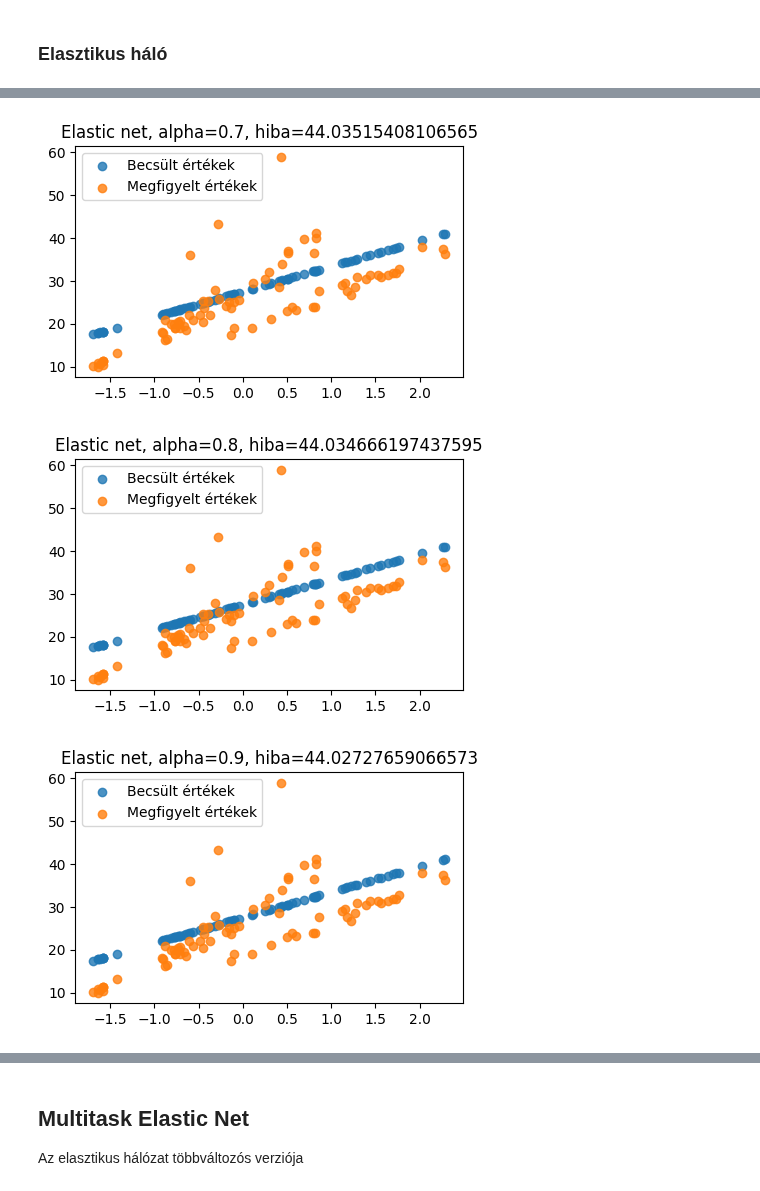
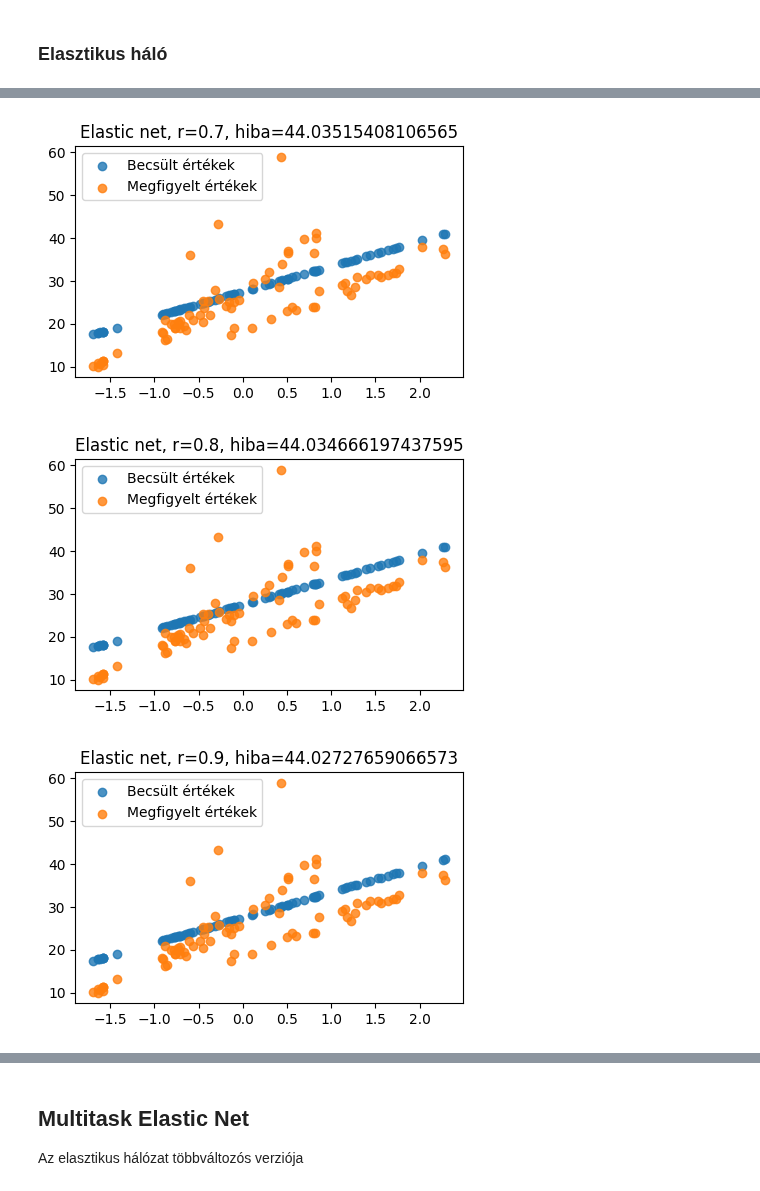
Before and after one commit to basictask/Elemzesmodszertan, a Jupyter notebook: 3_regularization/code/3_regularization.ipynb, the cells around one changed output, grey strips where cells are left out. Cells and saved outputs as stored; diff of their text form; code cells hidden in the pictures.

Commit message:
correct alpha to r in plot generation on 3/code

```diff
--- a/3_regularization/code/3_regularization.ipynb
+++ b/3_regularization/code/3_regularization.ipynb
@@ -231,18 +231,18 @@ x_test méret
 # %%
 errorlog = {}
 for i in range(1, 10, 1):
-    alpha = i/10
-    model = ElasticNetCV(l1_ratio=alpha, fit_intercept=True)
+    r = i/10
+    model = ElasticNetCV(l1_ratio=r, fit_intercept=True)
 
     model.fit(X_train, y_train)
 
     y_pred =  model.predict(np.array(X_val).reshape(-1,1))
 
-    errorlog[alpha] = mean_squared_error(y_val, y_pred)
+    errorlog[r] = mean_squared_error(y_val, y_pred)
 
     fig, ax = plt.subplots(figsize=(5, 3))
 
-    ax.set_title("Elastic net, alpha="+str(alpha)+", hiba="+str(errorlog[alpha]))
+    ax.set_title("Elastic net, r="+str(r)+", hiba="+str(errorlog[r]))
 
     ax.scatter(X_val[:,0], y_pred, alpha=0.8, label='Becsült értékek')
     ax.scatter(X_val[:,0], y_val, alpha=0.8, label='Megfigyelt értékek')
@@ -259,5 +259,5 @@ for i in range(1, 10, 1):
-[figure, old version]
+[figure, new version]
-[figure, old version]
+[figure, new version]
-[figure, old version]
+[figure, new version]
 # %%
 plt.figure(figsize=(5, 3))
```
Also changed, not shown: parts of 4 cells of this notebook.
